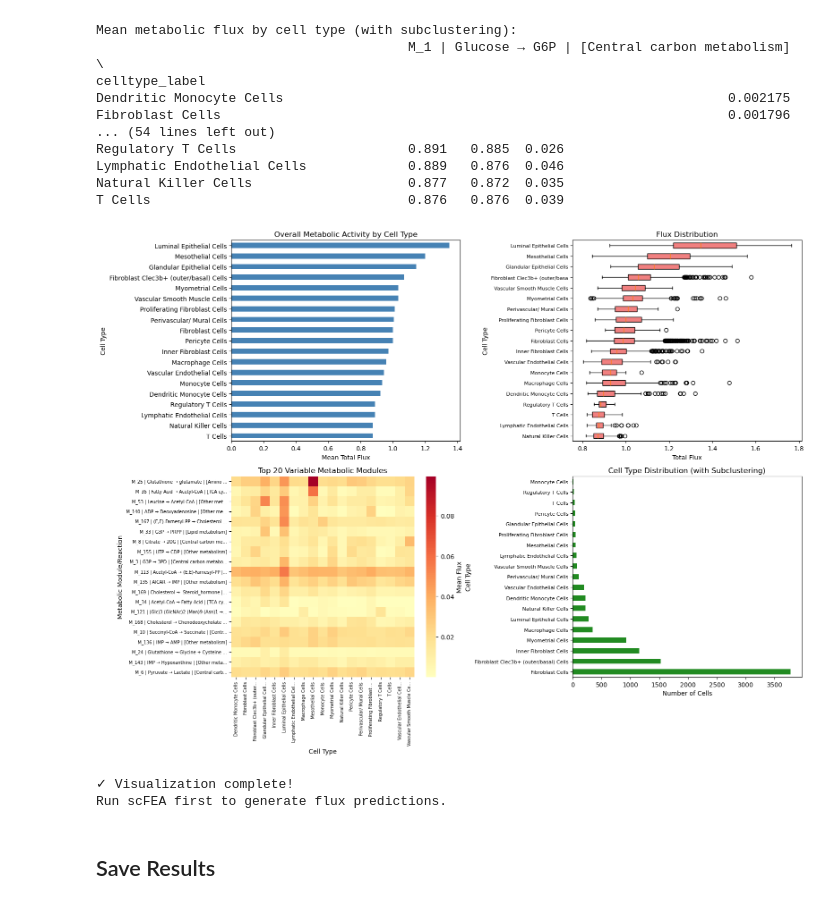
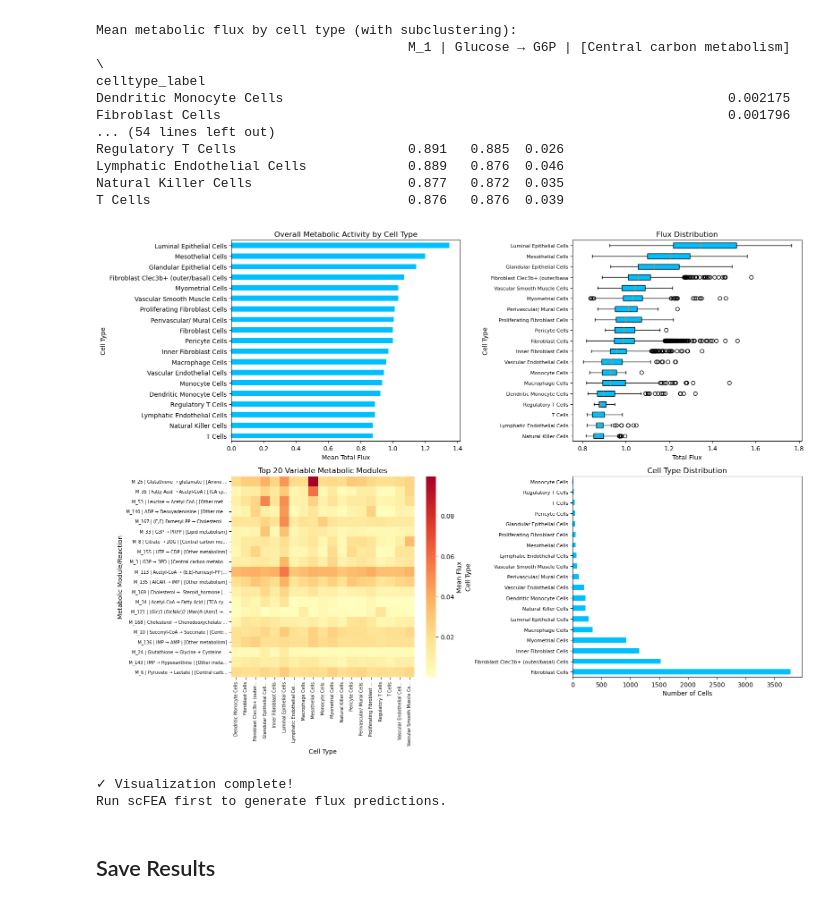
Before and after one commit to gthornes/FLUXestimatorGT, a Jupyter notebook: notebooks/03_flux_estimation.ipynb, the cells around one changed output. Drawn from its saved outputs; the diff is of its cells as text; code cells hidden in the pictures.

```diff
--- a/notebooks/03_flux_estimation.ipynb
+++ b/notebooks/03_flux_estimation.ipynb
@@ -404,7 +404,7 @@ T Cells                                 0.876   0.876  0.039
 fig, axes = plt.subplots(2, 2, figsize=(16, 12))
 
 # 1. Total flux per cell type
-summary_stats.sort_values('mean')['mean'].plot(kind='barh', ax=axes[0, 0], color='steelblue')
+summary_stats.sort_values('mean')['mean'].plot(kind='barh', ax=axes[0, 0], color='deepskyblue')
 axes[0, 0].set_xlabel('Mean Total Flux')
 axes[0, 0].set_ylabel('Cell Type')
 axes[0, 0].set_title('Overall Metabolic Activity by Cell Type')
@@ -414,7 +414,7 @@ cell_types_sorted = flux_summary.groupby('celltype_label')['total_flux'].median(
 data_for_box = [flux_summary[flux_summary['celltype_label'] == ct]['total_flux'].values for ct in cell_types_sorted]
 bp = axes[0, 1].boxplot(data_for_box, labels=[ct[:30] for ct in cell_types_sorted], vert=False, patch_artist=True)
 for patch in bp['boxes']:
-    patch.set_facecolor('lightcoral')
+    patch.set_facecolor('deepskyblue')
 axes[0, 1].set_xlabel('Total Flux')
 axes[0, 1].set_ylabel('Cell Type')
 axes[0, 1].set_title('Flux Distribution')
@@ -427,36 +427,36 @@ top_modules = variance_per_module.head(20).index
 sns.heatmap(mean_flux_by_type[top_modules].T, cmap='RdYlBu_r', center=0,
             cbar_kws={'label': 'Mean Flux'}, ax=axes[1, 0])
 axes[1, 0].set_xlabel('Cell Type')
 axes[1, 0].set_ylabel('Metabolic Module/Reaction')
 axes[1, 0].set_title('Top 20 Variable Metabolic Modules')
 axes[1, 0].tick_params(axis='x', labelsize=7, rotation=90)
 
 # Truncate labels for better readability (column names are already pathway descriptions)
 x_labels = [label.get_text()[:25] + '...' if len(label.get_text()) > 25 else label.get_text()
             for label in axes[1, 0].get_xticklabels()]
 y_labels = [label.get_text()[:40] + '...' if len(label.get_text()) > 40 else label.get_text()
             for label in axes[1, 0].get_yticklabels()]
 axes[1, 0].set_xticklabels(x_labels, rotation=90)
 axes[1, 0].set_yticklabels(y_labels, rotation=0, fontsize=7)
 
 # 4. Cell count per type
-flux_by_cell['celltype_label'].value_counts().plot(kind='barh', ax=axes[1, 1], color='forestgreen')
+flux_by_cell['celltype_label'].value_counts().plot(kind='barh', ax=axes[1, 1], color='deepskyblue')
 axes[1, 1].set_xlabel('Number of Cells')
 axes[1, 1].set_ylabel('Cell Type')
-axes[1, 1].set_title('Cell Type Distribution (with Subclustering)')
+axes[1, 1].set_title('Cell Type Distribution')
 axes[1, 1].tick_params(axis='y', labelsize=8)
 
 plt.tight_layout()
 plt.show()
 
 print("\n✓ Visualization complete!")
 
 # Save figures if needed
 
 fig.savefig(scfea_dir / 'scFEA_analysis_plots.png', dpi=300)
 print("Run scFEA first to generate flux predictions.")
 # %% [output]
-[figure, old version]
+[figure, new version]
 ✓ Visualization complete!
 Run scFEA first to generate flux predictions.
 # %% [markdown]
```
Also changed, not shown: parts of 2 cells of this notebook, 4 other files.
